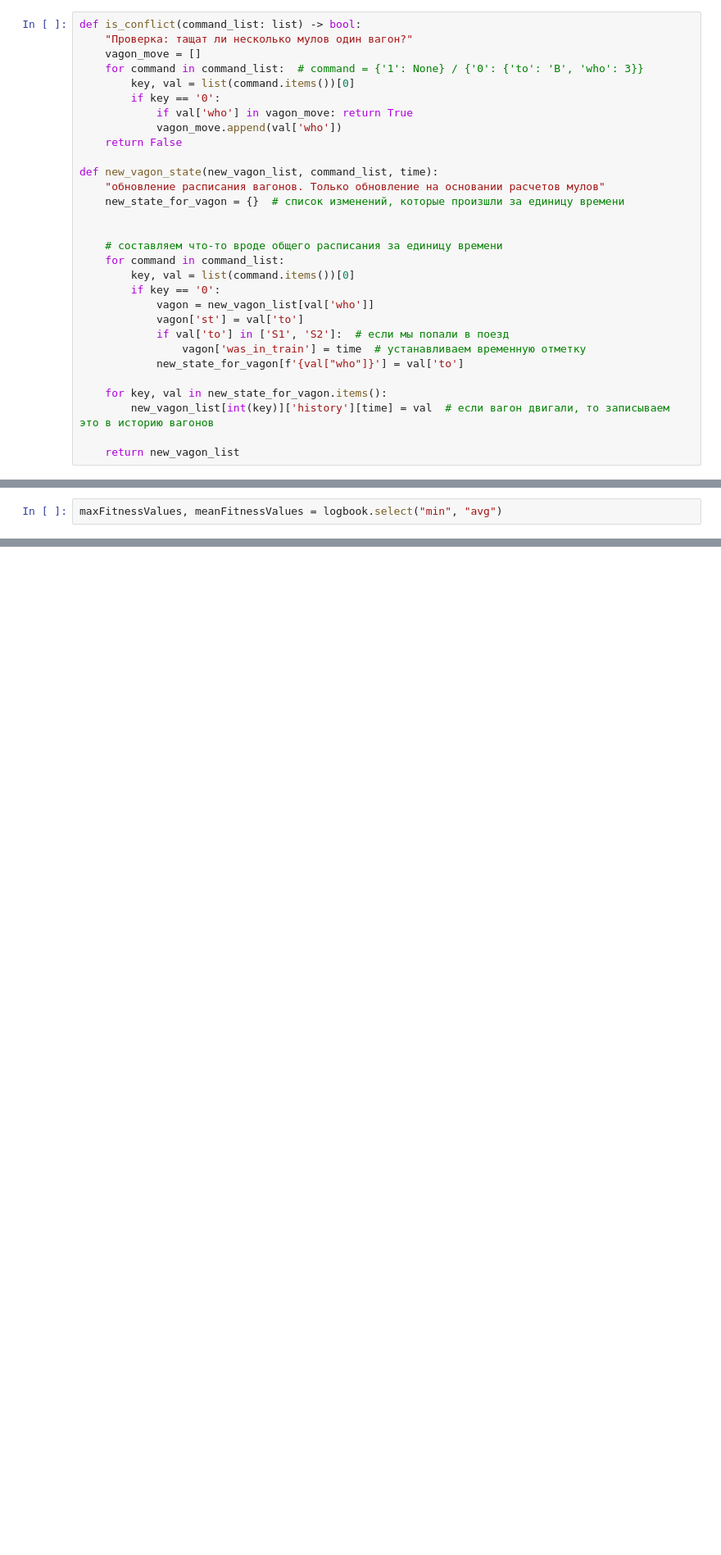
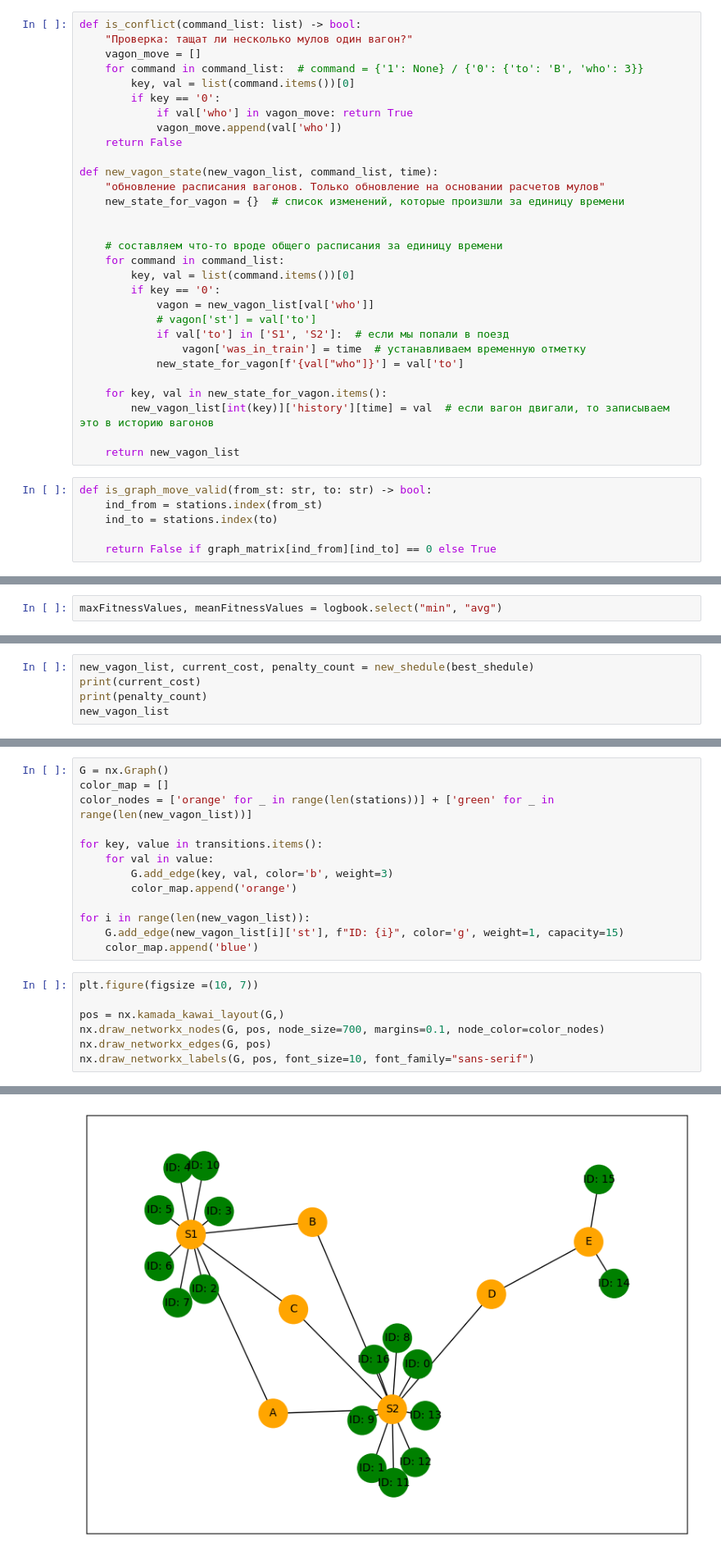
Before and after one commit to Atikin-NT/hacks-ai, a Jupyter notebook: data_sience/hypothesis_2.ipynb, the cells around one changed output, grey strips where cells are left out. Shown at 82% size. Saved outputs shown, nothing was run; the diff lists cells and outputs as text; blank space fills up the shorter version.

```diff
--- a/data_sience/hypothesis_2.ipynb
+++ b/data_sience/hypothesis_2.ipynb
@@ -230,7 +235,7 @@ def new_vagon_state(new_vagon_list, command_list, time):
         key, val = list(command.items())[0]
         if key == '0':
             vagon = new_vagon_list[val['who']]
-            vagon['st'] = val['to']
+            # vagon['st'] = val['to']
             if val['to'] in ['S1', 'S2']:  # если мы попали в поезд
                 vagon['was_in_train'] = time  # устанавливаем временную отметку
             new_state_for_vagon[f'{val["who"]}'] = val['to']
@@ -239,6 +244,12 @@ def new_vagon_state(new_vagon_list, command_list, time):
         new_vagon_list[int(key)]['history'][time] = val  # если вагон двигали, то записываем это в историю вагонов
 
     return new_vagon_list
+# %%
+def is_graph_move_valid(from_st: str, to: str) -> bool:
+    ind_from = stations.index(from_st)
+    ind_to = stations.index(to)
+
+    return False if graph_matrix[ind_from][ind_to] == 0 else True
 # %%
 PENALTY_COST = 20
 
@@ -393,0 +453,5 @@ best_shedule
+# %%
+new_vagon_list, current_cost, penalty_count = new_shedule(best_shedule)
+print(current_cost)
+print(penalty_count)
+new_vagon_list
@@ -393,0 +478,21 @@ best_shedule
+# %%
+G = nx.Graph()
+color_map = []
+color_nodes = ['orange' for _ in range(len(stations))] + ['green' for _ in range(len(new_vagon_list))]
+
+for key, value in transitions.items():
+    for val in value:
+        G.add_edge(key, val, color='b', weight=3)
+        color_map.append('orange')
+
+for i in range(len(new_vagon_list)):
+    G.add_edge(new_vagon_list[i]['st'], f"ID: {i}", color='g', weight=1, capacity=15)
+    color_map.append('blue')
+# %%
+plt.figure(figsize =(10, 7))
+
+pos = nx.kamada_kawai_layout(G,)
+nx.draw_networkx_nodes(G, pos, node_size=700, margins=0.1, node_color=color_nodes)
+nx.draw_networkx_edges(G, pos)
+nx.draw_networkx_labels(G, pos, font_size=10, font_family="sans-serif")
+# %% [output]
@@ -393,0 +516 @@ best_shedule
+[figure, added]
```
Also changed, not shown: parts of 21 cells of this notebook, 1 other file.
